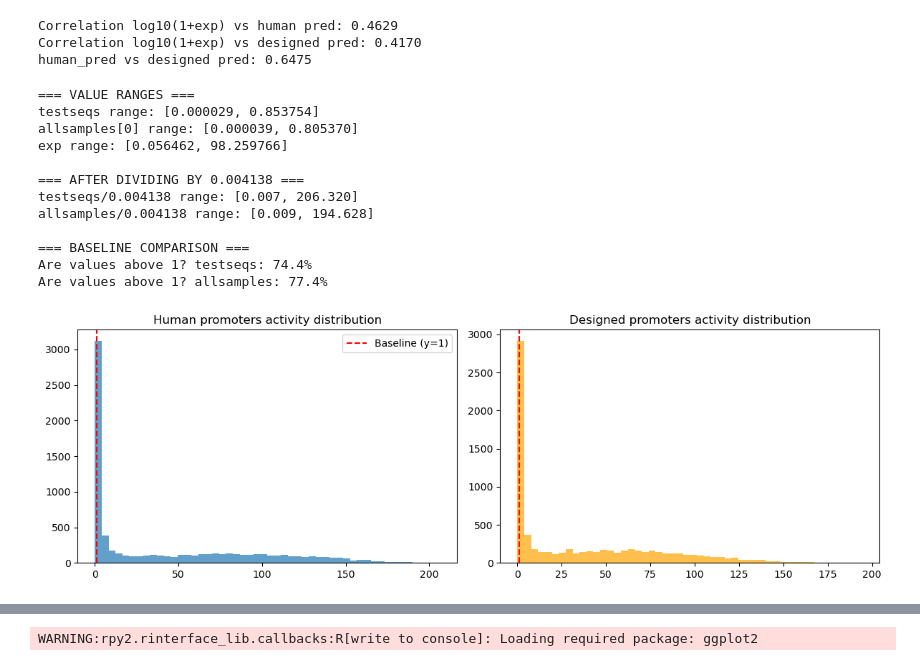
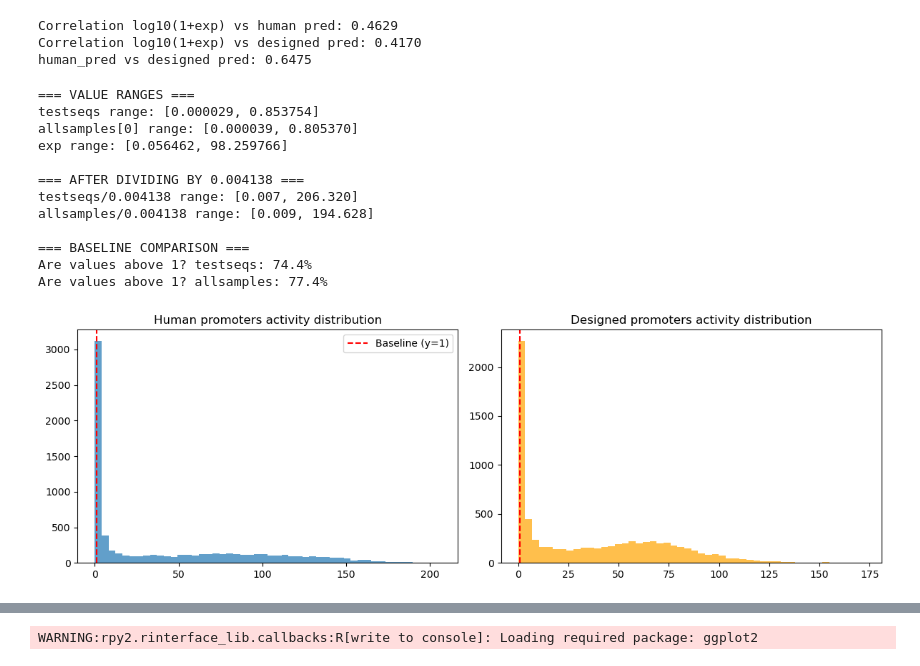
Before and after one commit to hashaam13/flow, a Jupyter notebook: promoter_analysis.ipynb, the cells around one changed output, grey strips where cells are left out. Cells and saved outputs as stored; diff of their text form; code cells hidden in the pictures.

```diff
--- a/promoter_analysis.ipynb
+++ b/promoter_analysis.ipynb
@@ -66,7 +66,7 @@ sei.to(device)
 sei.eval()
 
 # Load your generated samples
-allsamples = np.load('allsamples.npy')  # shape: (5, 7497, 1024)
+allsamples = np.load('data/allsamples.npy')  # shape: (5, 7497, 1024)
 num_samples, num_seqs, seq_len = allsamples.shape
 
 batch_size = 128  # process SEI in batches to avoid memory issues
@@ -269,7 +270,7 @@ human_pred vs designed pred: 0.6475
 # %%
 import numpy as np
 import matplotlib.pyplot as plt
-
+#allsamples_pred[:,:,seifeatures[1].str.strip().values=='H3K4me3'].mean(axis=-1).mean(0)
 print("=== VALUE RANGES ===")
 print(f"testseqs range: [{testseqs_pred_h3k4me3.min():.6f}, {testseqs_pred_h3k4me3.max():.6f}]")
 print(f"allsamples[0] range: [{allsamples_pred_h3k4me3[0].min():.6f}, {allsamples_pred_h3k4me3[0].max():.6f}]")
@@ -290,33 +291,33 @@ axes[0].axvline(1, color='red', linestyle='--', label='Baseline (y=1)')
 axes[0].set_title('Human promoters activity distribution')
 axes[0].legend()
 
-axes[1].hist(allsamples_pred_h3k4me3[0]/0.004138, bins=50, alpha=0.7, color='orange')
+axes[1].hist(allsamples_pred_h3k4me3.mean(0)/0.004138, bins=50, alpha=0.7, color='orange')
 axes[1].axvline(1, color='red', linestyle='--', label='Baseline (y=1)')
 axes[1].set_title('Designed promoters activity distribution')
 
 #axes[2].hist(exp, bins=50, alpha=0.7, color='green')
 #axes[2].set_title('Experimental expression (exp)')
 plt.tight_layout()
 fig.savefig(
     'figures/promoter_activity_histograms.pdf',
     format='pdf',
     dpi=600,  # High DPI for publications
     bbox_inches='tight',  # Removes extra white space
     facecolor='white',  # White background
     edgecolor='none'    # No border
 )
 plt.show()
 # %% [output]
 === VALUE RANGES ===
 testseqs range: [0.000029, 0.853754]
 allsamples[0] range: [0.000039, 0.805370]
 exp range: [0.056462, 98.259766]
 
 === AFTER DIVIDING BY 0.004138 ===
 testseqs/0.004138 range: [0.007, 206.320]
 allsamples/0.004138 range: [0.009, 194.628]
 
 === BASELINE COMPARISON ===
 Are values above 1? testseqs: 74.4%
 Are values above 1? allsamples: 77.4%
-[figure, old version]
+[figure, new version]
```
Also changed, not shown: parts of 4 cells of this notebook, 26 other files.
